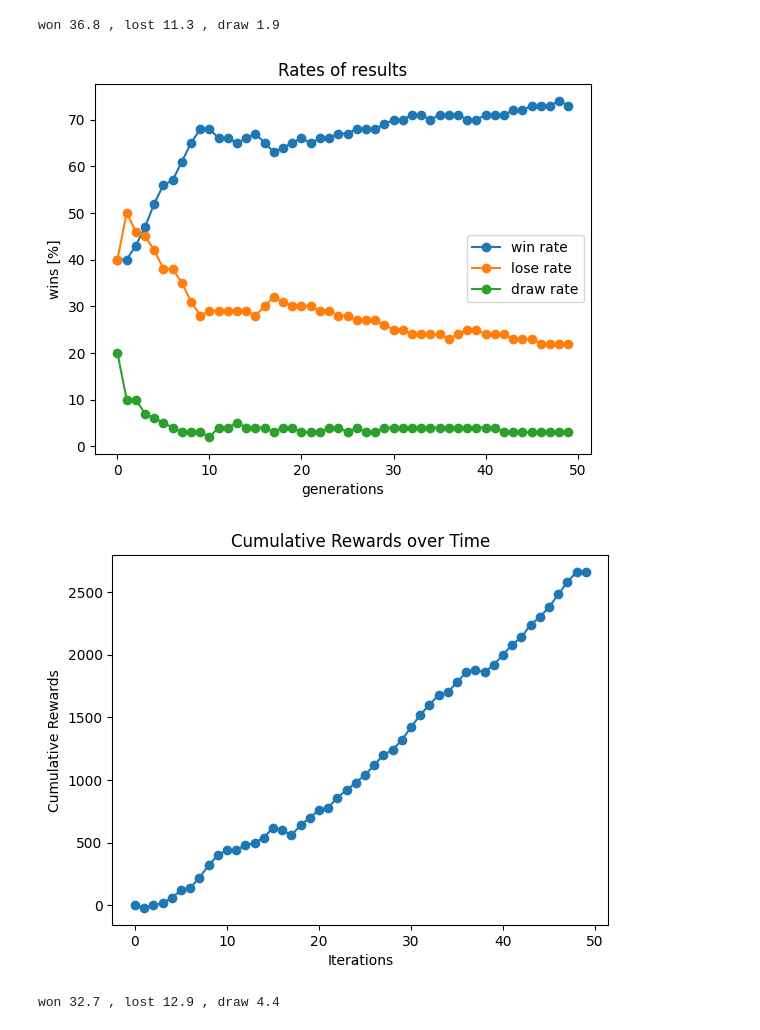
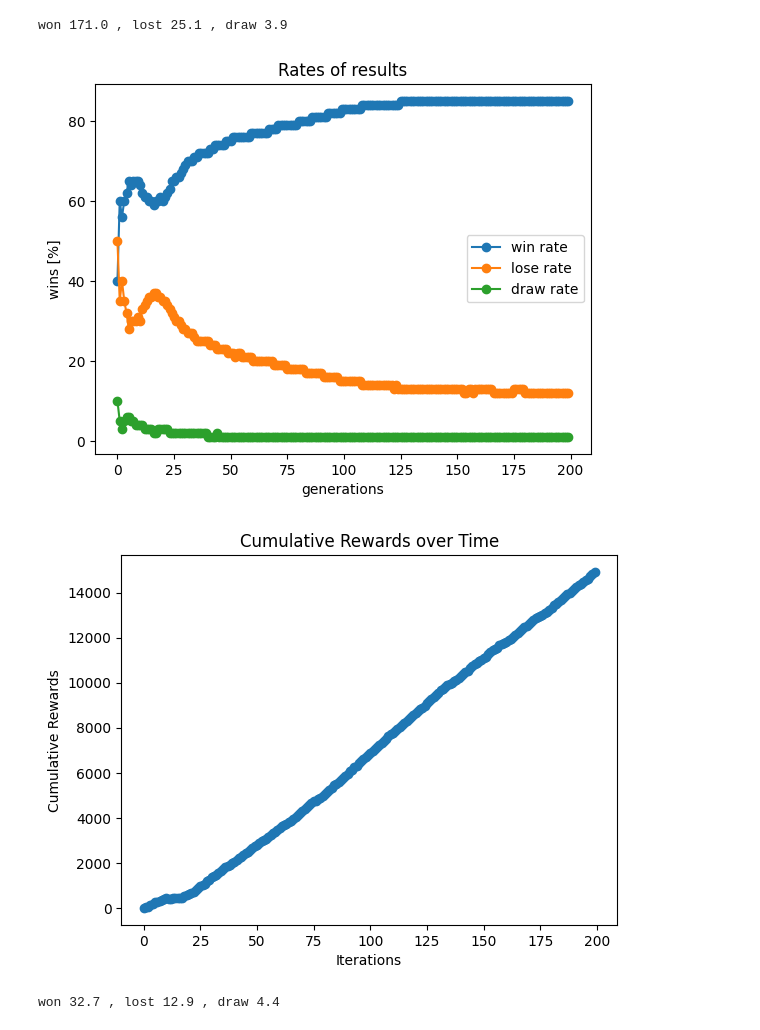
Before and after one commit to leighannelem/checkersRL_math156_24, a Jupyter notebook: new_notebook.ipynb, the cells around one changed output. Cells and saved outputs as stored; diff of their text form; code cells hidden in the pictures.

```diff
--- a/new_notebook.ipynb
+++ b/new_notebook.ipynb
@@ -10,13 +10,13 @@ import train
 # %%
 p1 = Player("p1")
 p2 = Player("p2")
 st = State(p1, p2)
 
-train.GetModel(st, playtype="random", rounds=50)
+train.GetModel(st, playtype="random", rounds=200)
 # %% [output]
-won 36.8 , lost 11.3 , draw 1.9
+won 171.0 , lost 25.1 , draw 3.9
-[figure, old version]
+[figure, new version]
-[figure, old version]
+[figure, new version]
 # %%
 p1 = Player("p1")
 p2 = Player("p2")
```
